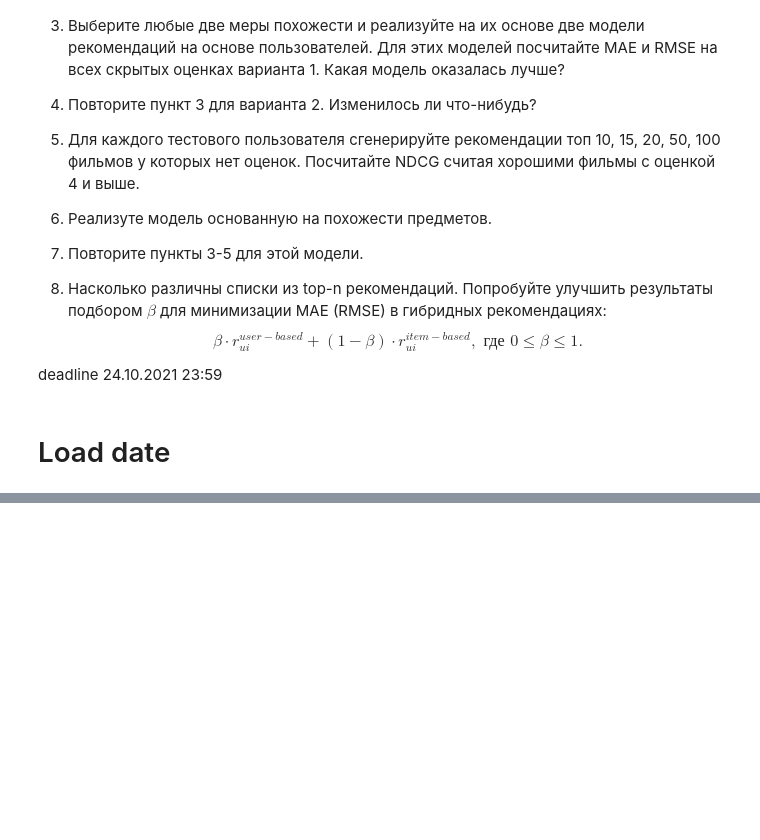
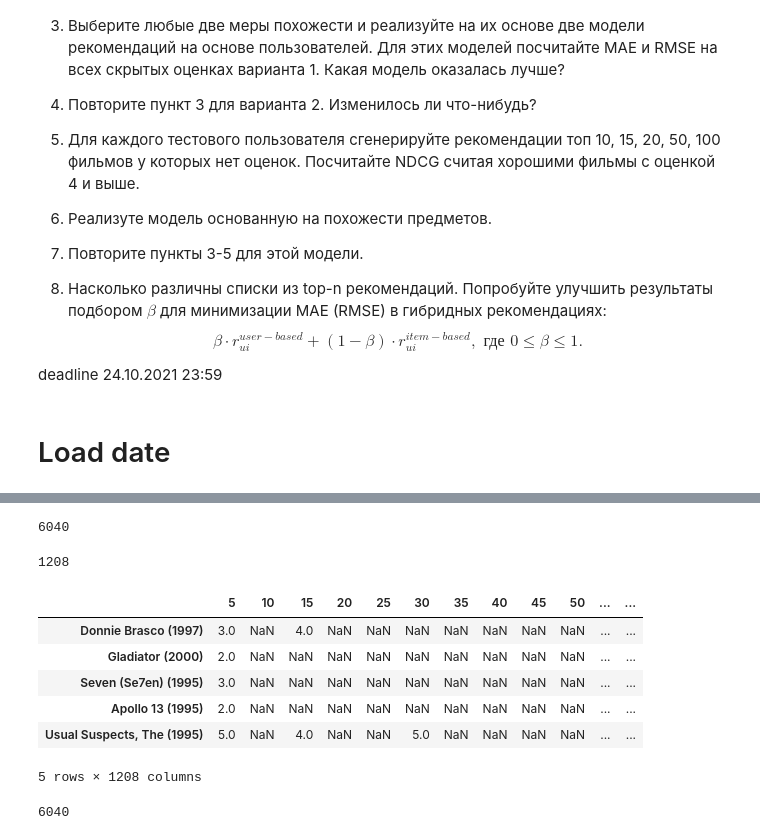
Before and after one commit to vvseva/recomend_hse, a Jupyter notebook: week4-hw/HomeWork1.ipynb, the cells around one changed output, grey strips where cells are left out. Drawn from its saved outputs; the diff is of its cells as text; code cells hidden in the pictures; blank space fills up the shorter version.

```diff
--- a/week4-hw/HomeWork1.ipynb
+++ b/week4-hw/HomeWork1.ipynb
@@ -43,0 +74,36 @@ from numpy import exp
+# %%
+all_users = [u for u in critics]
+len(all_users)
+# %% [output]
+6040
+# %%
+users_test_list = [u for u in critics if int(u) % 5 == 0]
+len(users_test_list)
+# %% [output]
+1208
+# %%
+critics_test = {}
+# critics_train = {}
+for u in users_test_list:
+    critics_test[u] = {}
+    # critics_train[u] = {}
+    m_id = 0
+    for m in critics[u]:
+        m_id += 1
+        if m_id % 10 == 0:
+            critics_test[u][m] = critics[u][m]
+        # else:
+        #     critics_train[u][m] = critics[u][m]
+pd.DataFrame.from_dict(critics_test).head()
+# %% [output]
+|  | 5 | 10 | 15 | 20 | 25 | 30 | 35 | 40 | 45 | 50 | ... | ... |
+| Donnie Brasco (1997) | 3.0 | NaN | 4.0 | NaN | NaN | NaN | NaN | NaN | NaN | NaN | ... | ... |
+| Gladiator (2000) | 2.0 | NaN | NaN | NaN | NaN | NaN | NaN | NaN | NaN | NaN | ... | ... |
+| Seven (Se7en) (1995) | 3.0 | NaN | NaN | NaN | NaN | NaN | NaN | NaN | NaN | NaN | ... | ... |
+| Apollo 13 (1995) | 2.0 | NaN | NaN | NaN | NaN | NaN | NaN | NaN | NaN | NaN | ... | ... |
+| Usual Suspects, The (1995) | 5.0 | NaN | 4.0 | NaN | NaN | 5.0 | NaN | NaN | NaN | NaN | ... | ... |
+5 rows × 1208 columns
+# %%
+len(critics_train)
+# %% [output]
+6040
```
Also changed, not shown: parts of 12 cells of this notebook.
